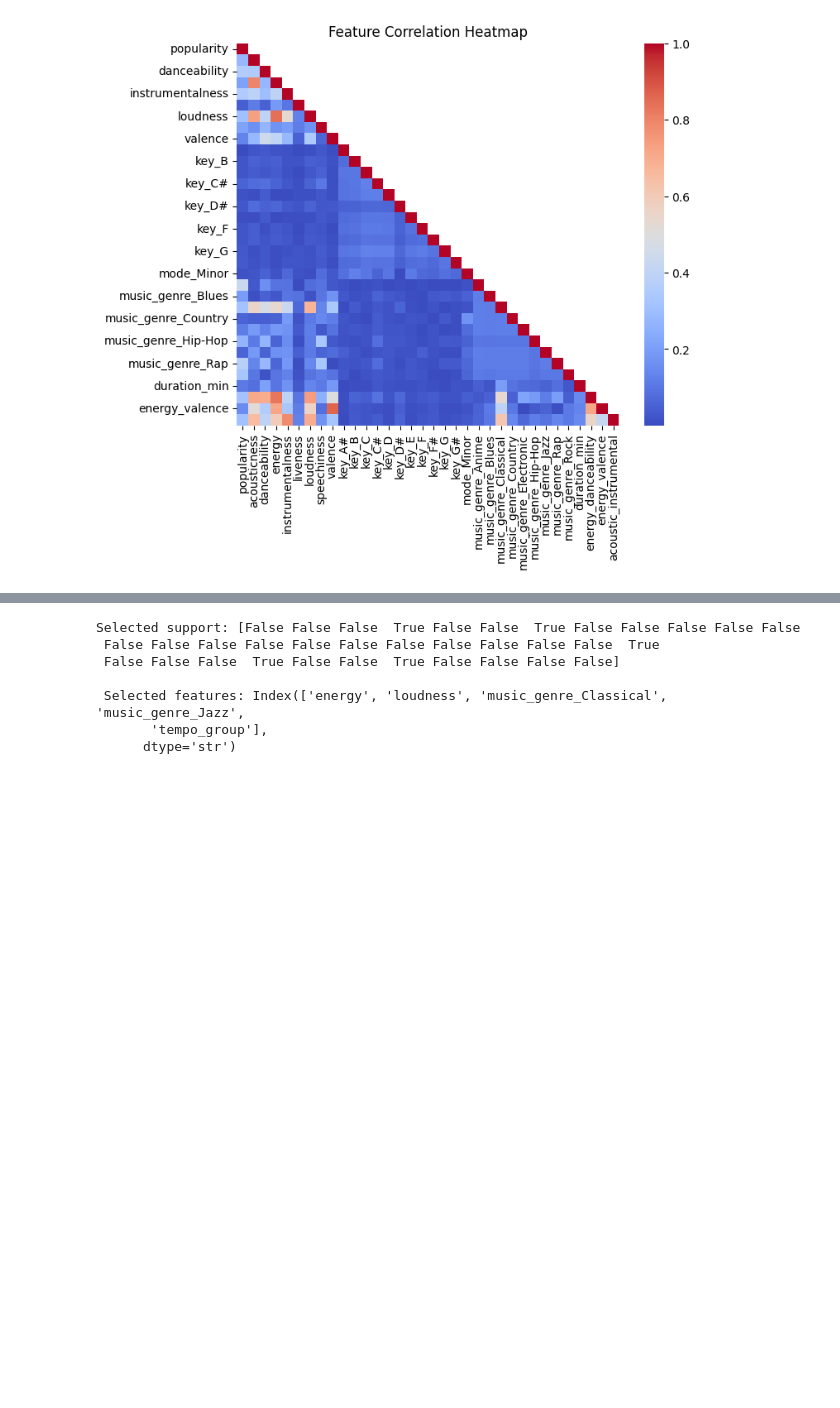
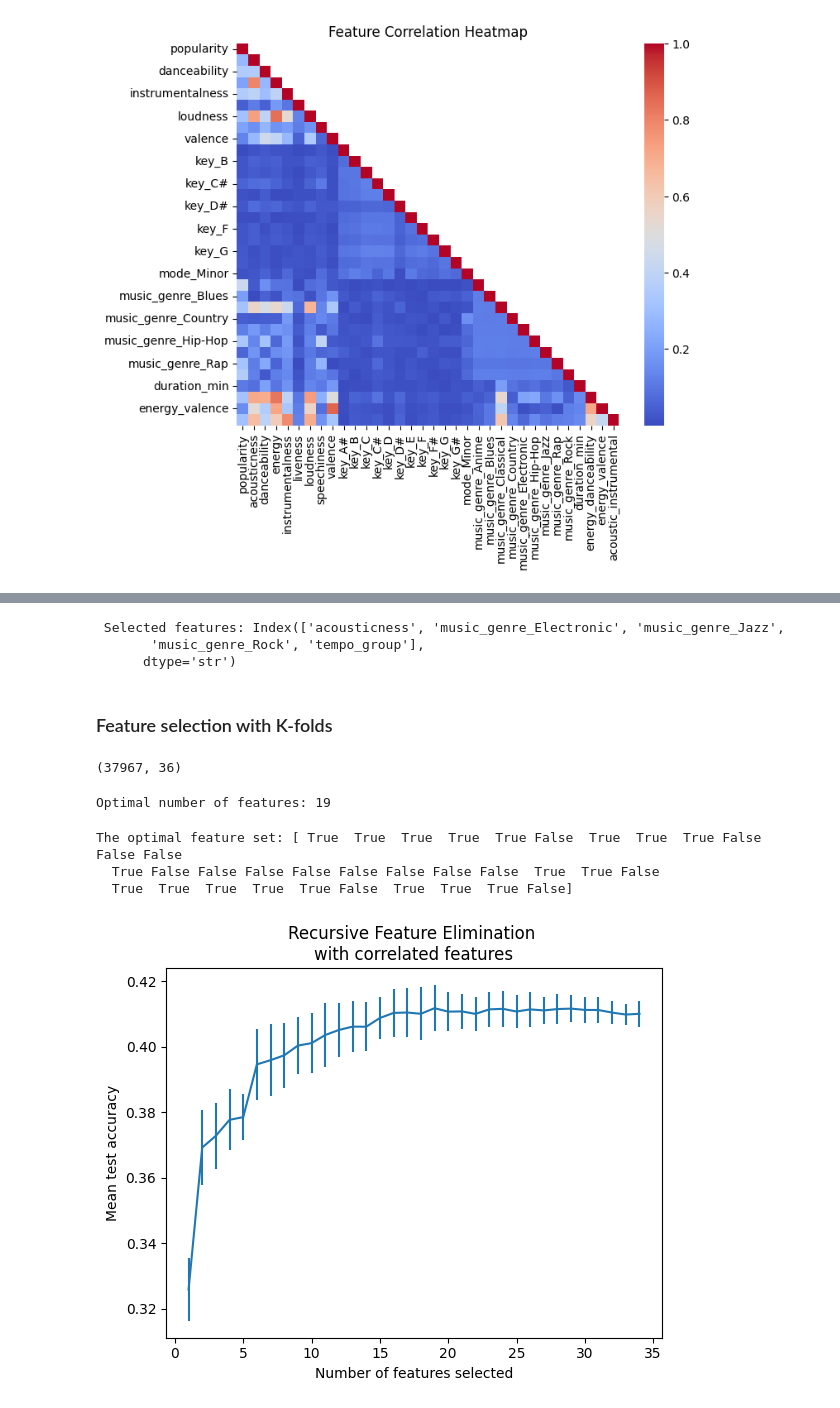
Before and after one commit to ssungan/music_ml, a Jupyter notebook: udita/recommendation_of_music.ipynb, the cells around one changed output, grey strips where cells are left out. Saved outputs shown, nothing was run; the diff lists cells and outputs as text; code cells hidden in the pictures; blank space fills up the shorter version.

Commit message:
ml: feature selection

```diff
--- a/udita/recommendation_of_music.ipynb
+++ b/udita/recommendation_of_music.ipynb
@@ -888,17 +858,13 @@ new_transformed_df = new_transformed_df.dropna()
 clf_selector_df = clf_selector.fit_transform(
     new_transformed_df, new_transformed_df[_TARGET])
 
-print(f"Selected support: {clf_selector.get_support()}")
+# print(f"Selected support: {clf_selector.get_support()}")
 
 clf_selected_features = new_transformed_df.columns[clf_selector.get_support()]
 print()
 print(f" Selected features: {clf_selected_features}")
 print()
 # %% [output]
-Selected support: [False False False  True False False  True False False False False False
- False False False False False False False False False False False  True
- False False False  True False False  True False False False False]
-
- Selected features: Index(['energy', 'loudness', 'music_genre_Classical', 'music_genre_Jazz',
-       'tempo_group'],
+ Selected features: Index(['acousticness', 'music_genre_Electronic', 'music_genre_Jazz',
+       'music_genre_Rock', 'tempo_group'],
       dtype='str')
@@ -963,0 +871,59 @@ Selected support: [False False False  True False False  True False False False F
+# %% [markdown]
+### Feature selection with K-folds
+# %%
+transformed_df.shape
+# %% [output]
+(37967, 36)
+# %%
+## RFE to select feature
+# Ref: https://scikit-learn.org/stable/auto_examples/feature_selection/plot_rfe_with_cross_validation.html#sphx-glr-auto-examples-feature-selection-plot-rfe-with-cross-validation-py
+
+from sklearn.feature_selection import RFECV
+from sklearn.linear_model import LogisticRegression
+from sklearn.model_selection import StratifiedKFold
+
+min_features_to_select = 1 # Minimum number of features to consider
+clf = LogisticRegression(max_iter=500)
+cv = StratifiedKFold(10)
+
+rfecv = RFECV(
+    estimator=clf,
+    step=1,
+    cv=cv,
+    scoring="accuracy",
+    min_features_to_select=min_features_to_select,
+    n_jobs=2,
+)
+rfecv.fit(X_train_scaled, y_train)
+
+print(f"Optimal number of features: {rfecv.n_features_}")
+# %% [output]
+Optimal number of features: 19
+# %%
+# view the features
+print(f"The optimal feature set: {rfecv.support_}")
+# %% [output]
+The optimal feature set: [ True  True  True  True  True False  True  True  True False False False
+  True False False False False False False False False  True  True False
+  True  True  True  True  True False  True  True  True False]
+# %%
+# plot the number of features vs cross-validation
+
+ft_data = {
+    key: value
+    for key, value in rfecv.cv_results_.items()
+    if key in ["n_features", "mean_test_score", "std_test_score"]
+}
+cv_results = pd.DataFrame(ft_data)
+plt.figure()
+plt.xlabel("Number of features selected")
+plt.ylabel("Mean test accuracy")
+plt.errorbar(
+    x=cv_results["n_features"],
+    y=cv_results["mean_test_score"],
+    yerr=cv_results["std_test_score"],
+)
+plt.title("Recursive Feature Elimination \nwith correlated features")
+plt.show()
+# %% [output]
+[figure, added]
```
Also changed, not shown: parts of 18 cells of this notebook, 2 other files.
